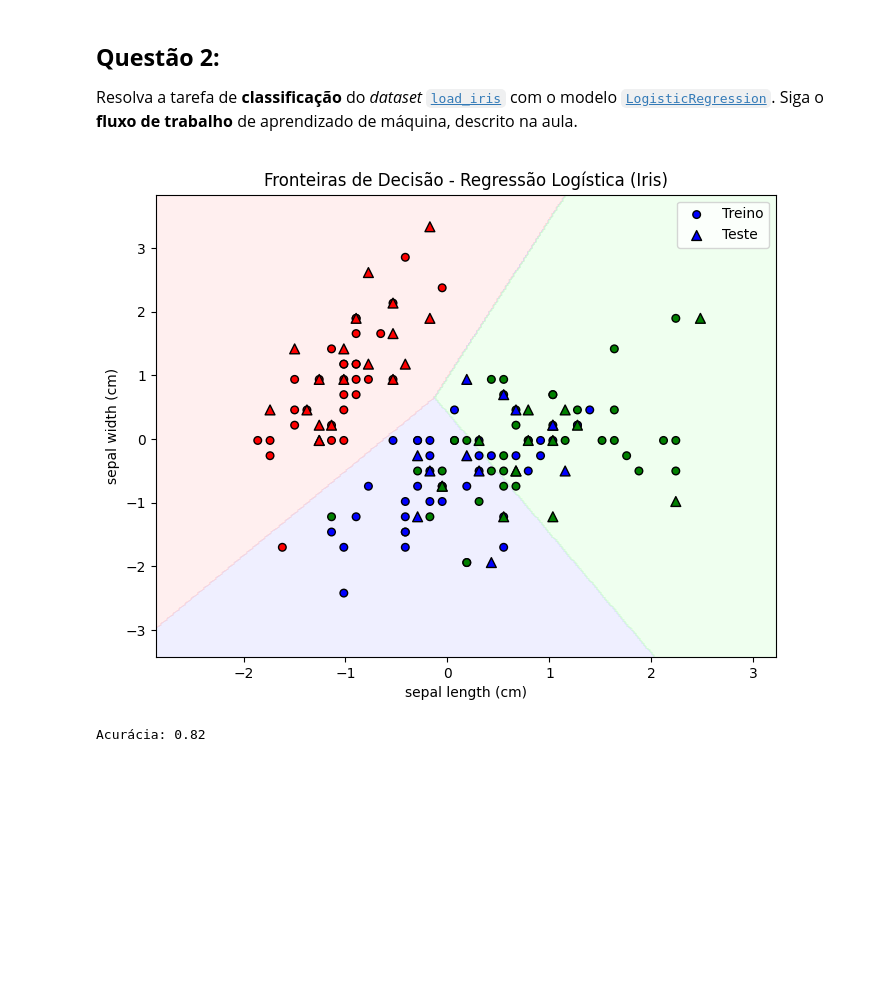
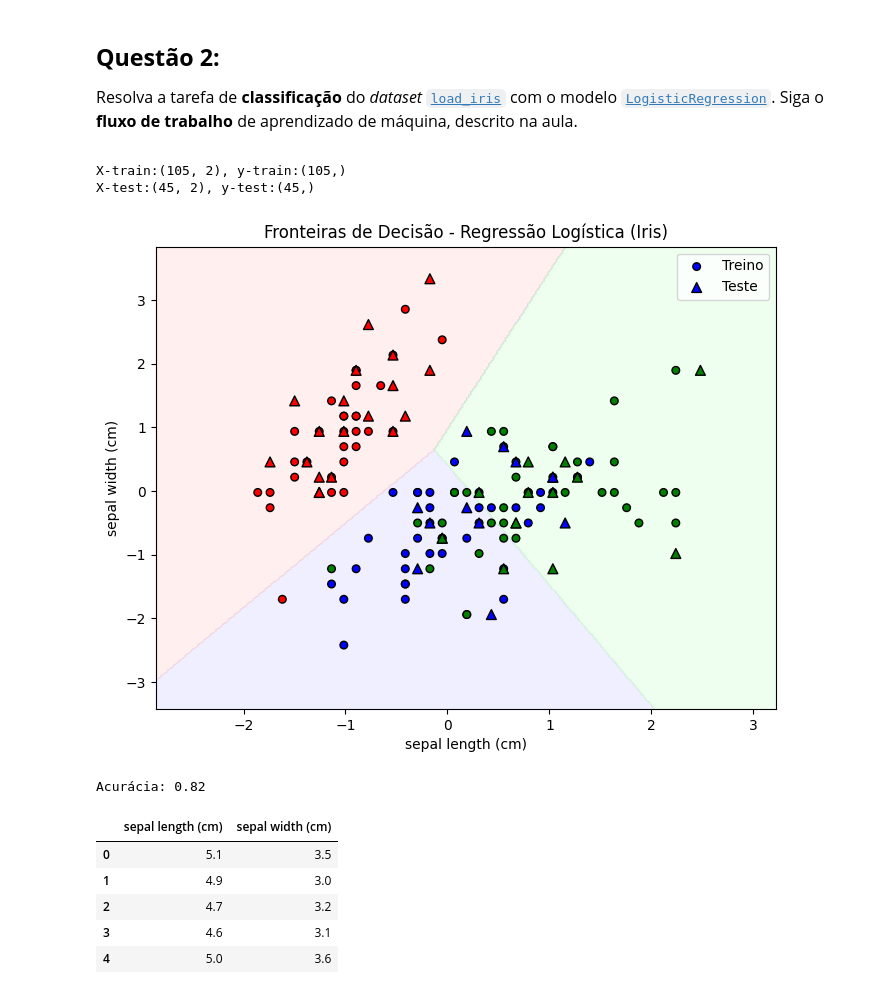
Before and after one commit to Alomyr/Apredizado-de-maquina-supervisonado, a Jupyter notebook: Unidade01/notebooks/Unidade01/atividade3.ipynb, the cells around one changed output. Saved outputs shown, nothing was run; the diff lists cells and outputs as text; code cells hidden in the pictures; blank space fills up the shorter version.

```diff
--- a/Unidade01/notebooks/Unidade01/atividade3.ipynb
+++ b/Unidade01/notebooks/Unidade01/atividade3.ipynb
@@ -95,12 +78,18 @@ from sklearn.linear_model import LogisticRegression
 from sklearn.metrics import accuracy_score
 from matplotlib.colors import ListedColormap
 # %%
-# 1. Carregar e usar apenas as duas primeiras colunas para o gráfico 2D
+
 iris = load_iris()
-X = iris.data[:, :2]  # <--- Selecionamos apenas 2 colunas aqui
+X = iris.data[:, :2]
 y = iris.target
 
 x_train, x_test, y_train, y_test = train_test_split(X, y, test_size=0.3, random_state=42)
+
+print(f"X-train:{x_train.shape}, y-train:{y_train.shape}")
+print(f"X-test:{x_test.shape}, y-test:{y_test.shape}")
+
+df = pd.DataFrame(X, columns=iris.feature_names[:2])
+
 
 scaler = StandardScaler()
 x_train = scaler.fit_transform(x_train)
@@ -109,38 +98,45 @@ x_test = scaler.transform(x_test)
 model = LogisticRegression(max_iter=2000)
 model.fit(x_train, y_train)
 
-# 2. Criar o grid para o fundo
 x_min, x_max = x_train[:, 0].min() - 1, x_train[:, 0].max() + 1
 y_min, y_max = x_train[:, 1].min() - 1, x_train[:, 1].max() + 1
 atri1, atri2 = np.meshgrid(np.arange(x_min, x_max, 0.02),
                            np.arange(y_min, y_max, 0.02))
 
-# Agora o predict recebe 2 colunas, condizente com o treino
 z = model.predict(np.c_[atri1.ravel(), atri2.ravel()])
 z = z.reshape(atri1.shape)
 
-# 3. Plotagem
-cmap_fundo = ListedColormap(["#FFCCCC", "#CCCCFF", "#CCFFCC"]) # 3 cores para 3 classes
+cmap_fundo = ListedColormap(["#FFCCCC", "#CCCCFF", "#CCFFCC"])
 cmap_pontos = ListedColormap(["red", "blue", "green"])
 
 plt.figure(figsize=(8, 6))
 plt.contourf(atri1, atri2, z, alpha=0.3, cmap=cmap_fundo)
 
 plt.scatter(x_train[:, 0], x_train[:, 1], c=y_train, cmap=cmap_pontos,
             edgecolor="k", s=30, label="Treino")
 plt.scatter(x_test[:, 0], x_test[:, 1], c=y_test, cmap=cmap_pontos,
             marker="^", edgecolor="k", s=50, label="Teste")
 
 plt.xlabel(iris.feature_names[0])
 plt.ylabel(iris.feature_names[1])
 plt.title("Fronteiras de Decisão - Regressão Logística (Iris)")
 plt.legend()
 plt.show()
 
 y_pred = model.predict(x_test)
 acc = accuracy_score(y_test, y_pred)
 
 print(f"Acurácia: {acc:.2f}")
+
+df.head()
 # %% [output]
+X-train:(105, 2), y-train:(105,)
+X-test:(45, 2), y-test:(45,)
 [figure]
-Acurácia: 0.82
+Acurácia: 0.82
+|  | sepal length (cm) | sepal width (cm) |
+| 0 | 5.1 | 3.5 |
+| 1 | 4.9 | 3.0 |
+| 2 | 4.7 | 3.2 |
+| 3 | 4.6 | 3.1 |
+| 4 | 5.0 | 3.6 |
```
Also changed, not shown: parts of 3 cells of this notebook.
